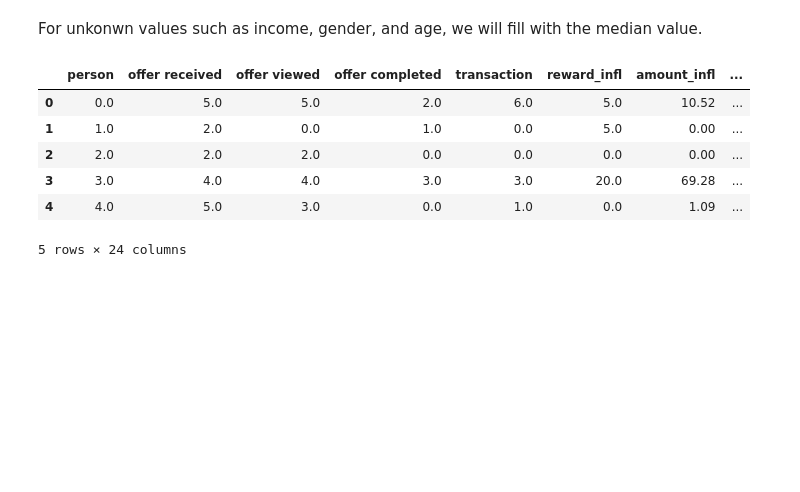
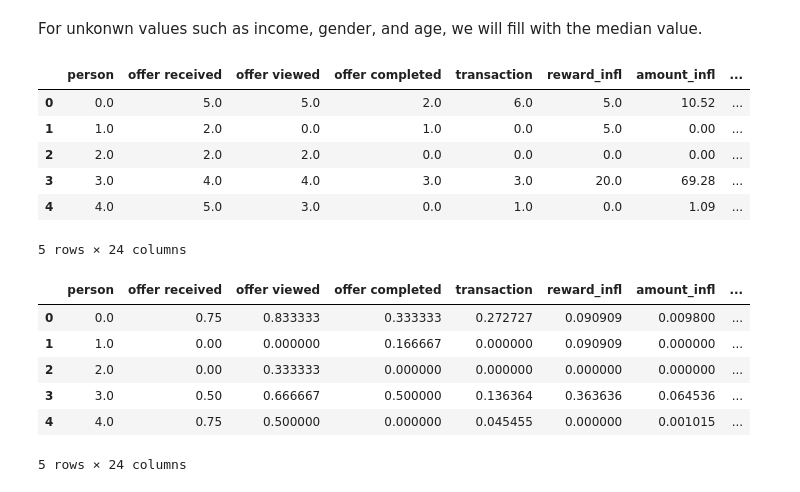
Before and after one commit to NadimKawwa/starbucks, a Jupyter notebook: 00_Starbucks_Capstone_notebook_Cleaning.ipynb, the cells around one changed output. Drawn from its saved outputs; the diff is of its cells as text; code cells hidden in the pictures; blank space fills up the shorter version.

```diff
--- a/00_Starbucks_Capstone_notebook_Cleaning.ipynb
+++ b/00_Starbucks_Capstone_notebook_Cleaning.ipynb
@@ -1251,7 +1251,26 @@ user_df_median.head()
 # %%
 # Apply feature scaling
 scaler=MinMaxScaler()
 #fit scaler
 scaler.fit(user_df_median)
 #transformed scaled data
 user_scaled=scaler.transform(user_df_median)
+
+#rever to dataframe
+user_scaled = pd.DataFrame(user_scaled, columns=user_df_median.columns)
+
+#restore values that should not be scaled
+user_scaled[['person', 'gender']] = user_df_median[['person', 'gender']]
+
+#save as csv
+user_scaled.to_csv("data/user_scaled.csv")
+
+user_scaled.head()
+# %% [output]
+|  | person | offer received | offer viewed | offer completed | transaction | reward_infl | amount_infl | ... |
+| 0 | 0.0 | 0.75 | 0.833333 | 0.333333 | 0.272727 | 0.090909 | 0.009800 | ... |
+| 1 | 1.0 | 0.00 | 0.000000 | 0.166667 | 0.000000 | 0.090909 | 0.000000 | ... |
+| 2 | 2.0 | 0.00 | 0.333333 | 0.000000 | 0.000000 | 0.000000 | 0.000000 | ... |
+| 3 | 3.0 | 0.50 | 0.666667 | 0.500000 | 0.136364 | 0.363636 | 0.064536 | ... |
+| 4 | 4.0 | 0.75 | 0.500000 | 0.000000 | 0.045455 | 0.000000 | 0.001015 | ... |
+5 rows × 24 columns
```
Also changed, not shown: parts of 6 cells of this notebook, 1 other file.
